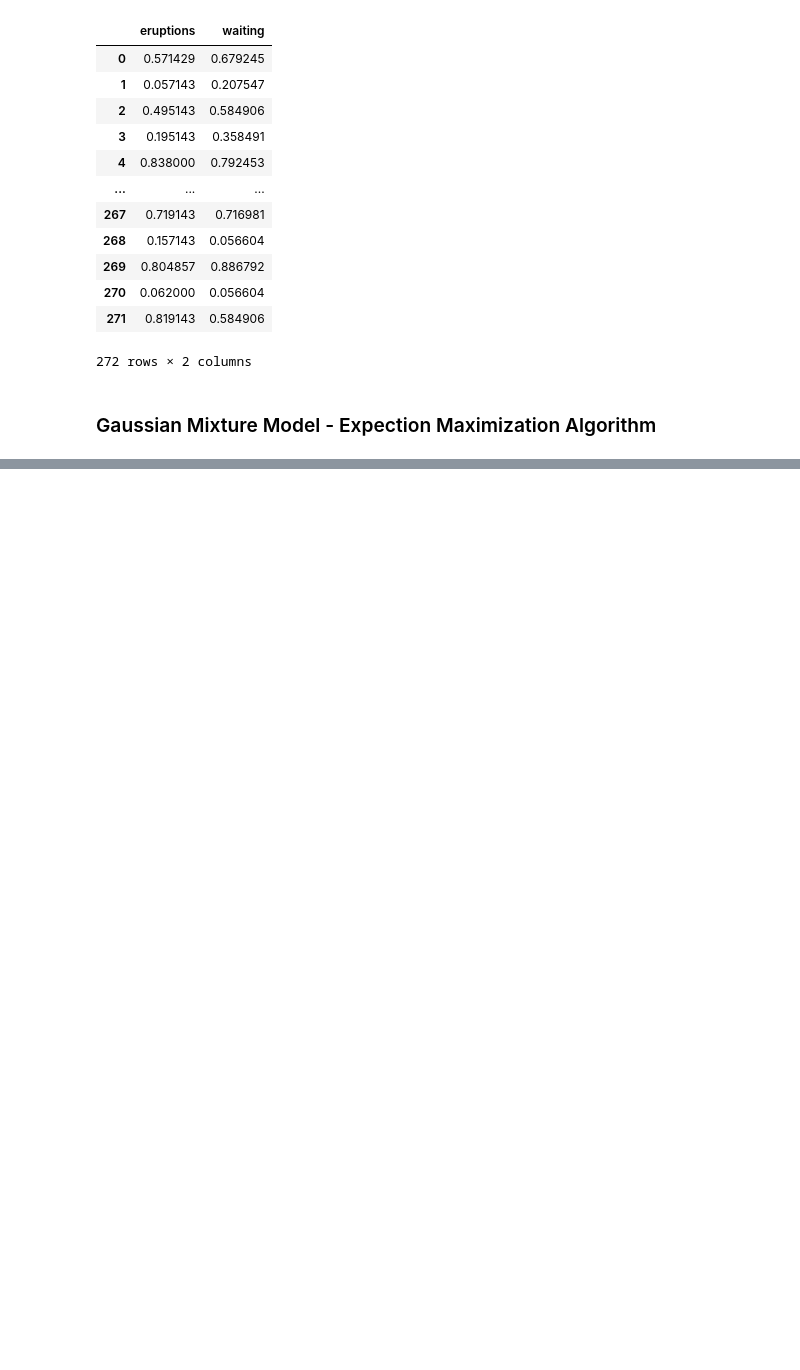
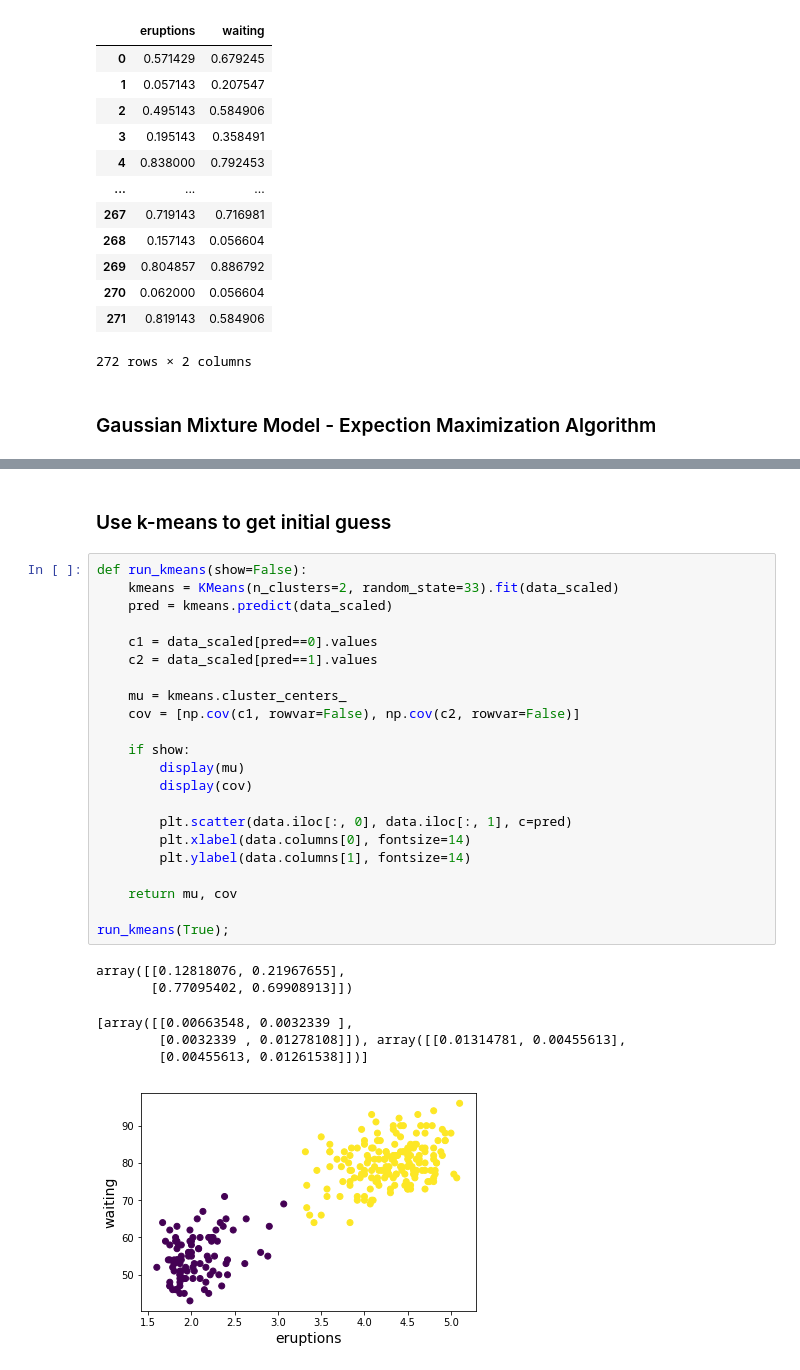
Before and after one commit to ctc316/old_faithful_geyser, a Jupyter notebook: main.ipynb, the cells around one changed output, grey strips where cells are left out. Drawn from its saved outputs; the diff is of its cells as text; blank space fills up the shorter version.

```diff
--- a/main.ipynb
+++ b/main.ipynb
@@ -229,0 +234,31 @@ pi:
+# %% [markdown]
+### Use k-means to get initial guess
+# %%
+def run_kmeans(show=False):
+    kmeans = KMeans(n_clusters=2, random_state=33).fit(data_scaled)
+    pred = kmeans.predict(data_scaled)
+
+    c1 = data_scaled[pred==0].values
+    c2 = data_scaled[pred==1].values
+
+    mu = kmeans.cluster_centers_
+    cov = [np.cov(c1, rowvar=False), np.cov(c2, rowvar=False)]
+
+    if show:
+        display(mu)
+        display(cov)
+
+        plt.scatter(data.iloc[:, 0], data.iloc[:, 1], c=pred)
+        plt.xlabel(data.columns[0], fontsize=14)
+        plt.ylabel(data.columns[1], fontsize=14)
+
+    return mu, cov
+
+run_kmeans(True);
+# %% [output]
+array([[0.12818076, 0.21967655],
+       [0.77095402, 0.69908913]])
+[array([[0.00663548, 0.0032339 ],
+        [0.0032339 , 0.01278108]]), array([[0.01314781, 0.00455613],
+        [0.00455613, 0.01261538]])]
+[figure, added]
```
Also changed, not shown: parts of 5 cells of this notebook.
